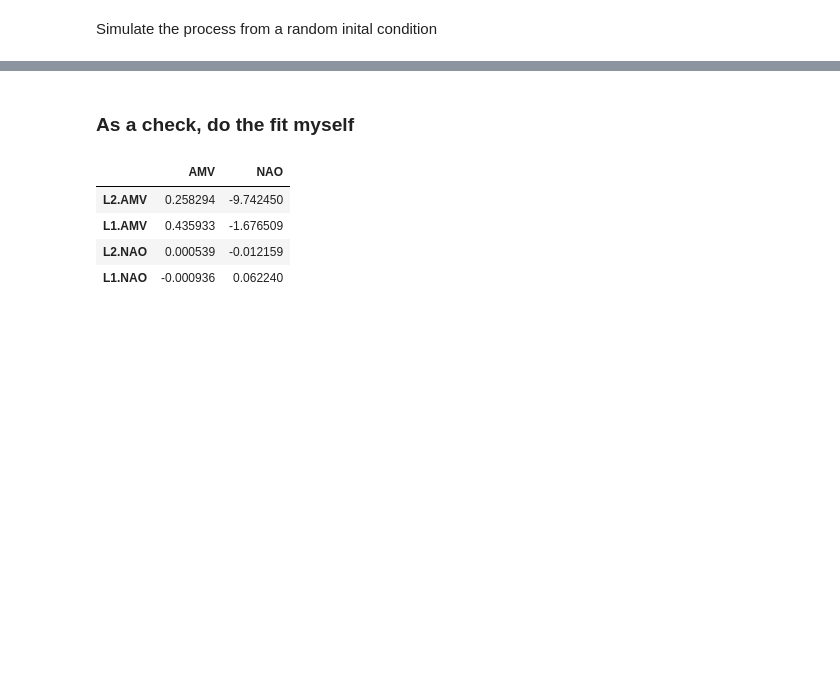
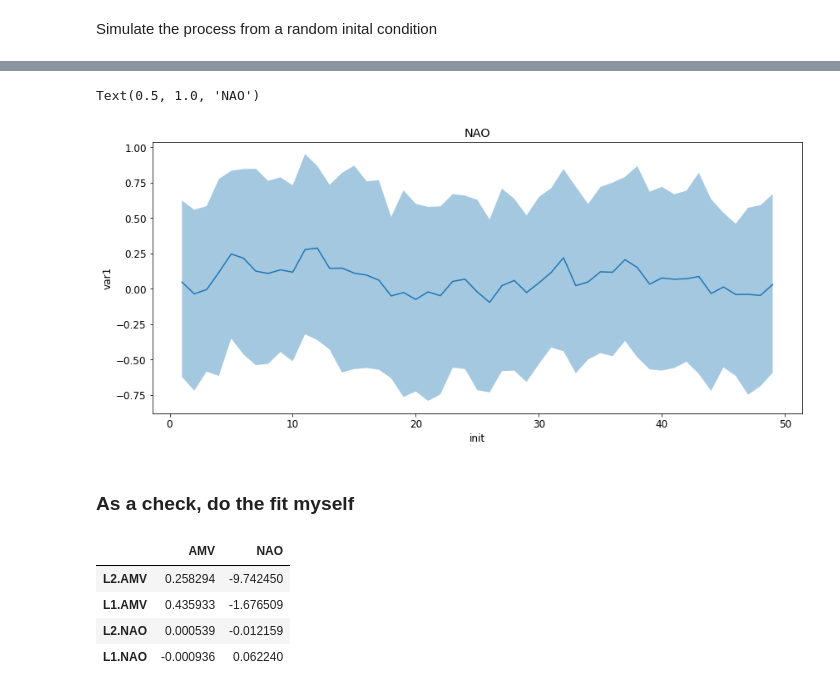
Before and after one commit to dougiesquire/Squire_2022_correlation, a Jupyter notebook: notebooks/exploratory/try_VAR.ipynb, the cells around one changed output, grey strips where cells are left out. Saved outputs shown, nothing was run; the diff lists cells and outputs as text; code cells hidden in the pictures; blank space fills up the shorter version.

```diff
--- a/notebooks/exploratory/try_VAR.ipynb
+++ b/notebooks/exploratory/try_VAR.ipynb
@@ -379,3 +367,17 @@ inits_stacked = inits_stacked.reshape((inits_stacked.shape[0], -1))
+# %%
+to_plot = hcst_mean["var1"]
+
+plt.fill_between(
+    to_plot.init,
+    to_plot.quantile(0.05, dim="member"),
+    to_plot.quantile(0.95, dim="member"),
+    alpha=0.4,
+)
+to_plot.mean("member").plot()
+plt.title("NAO")
+# %% [output]
+Text(0.5, 1.0, 'NAO')
+[figure, added]
 # %% [markdown]
 ### As a check, do the fit myself
 # %%
```
Also changed, not shown: parts of 64 cells of this notebook, 1 other file.
